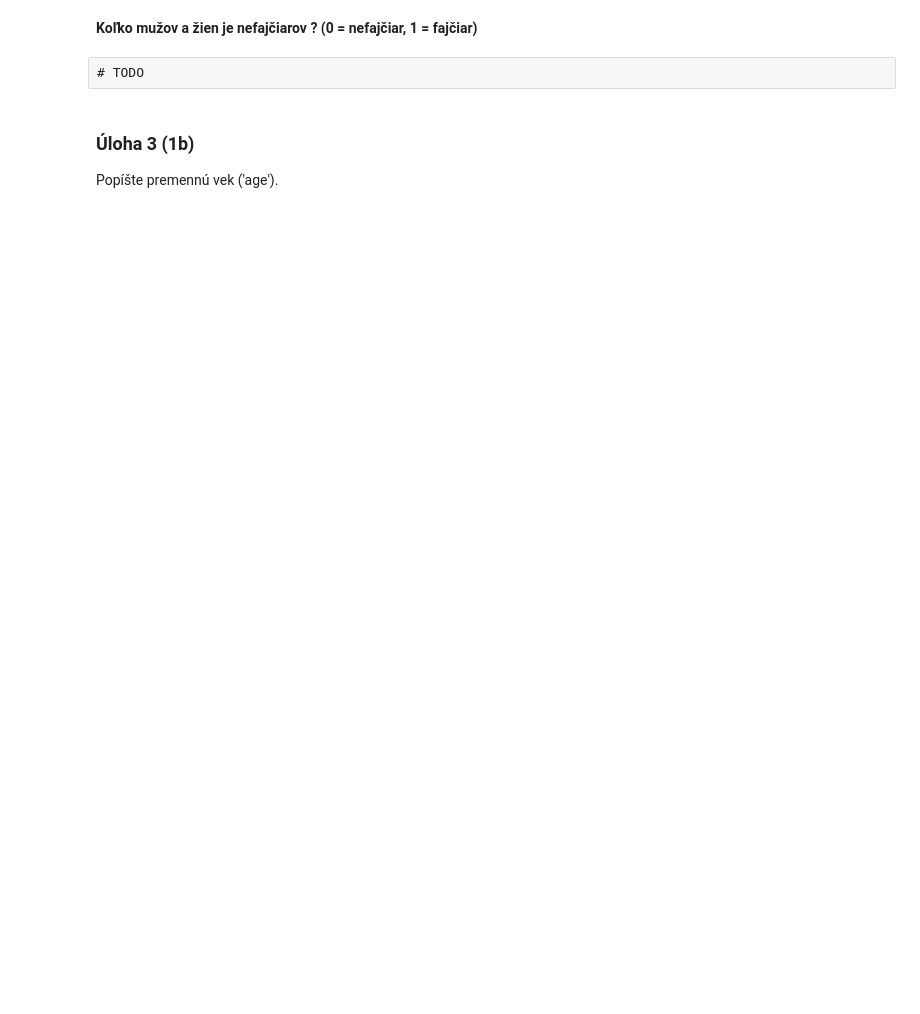
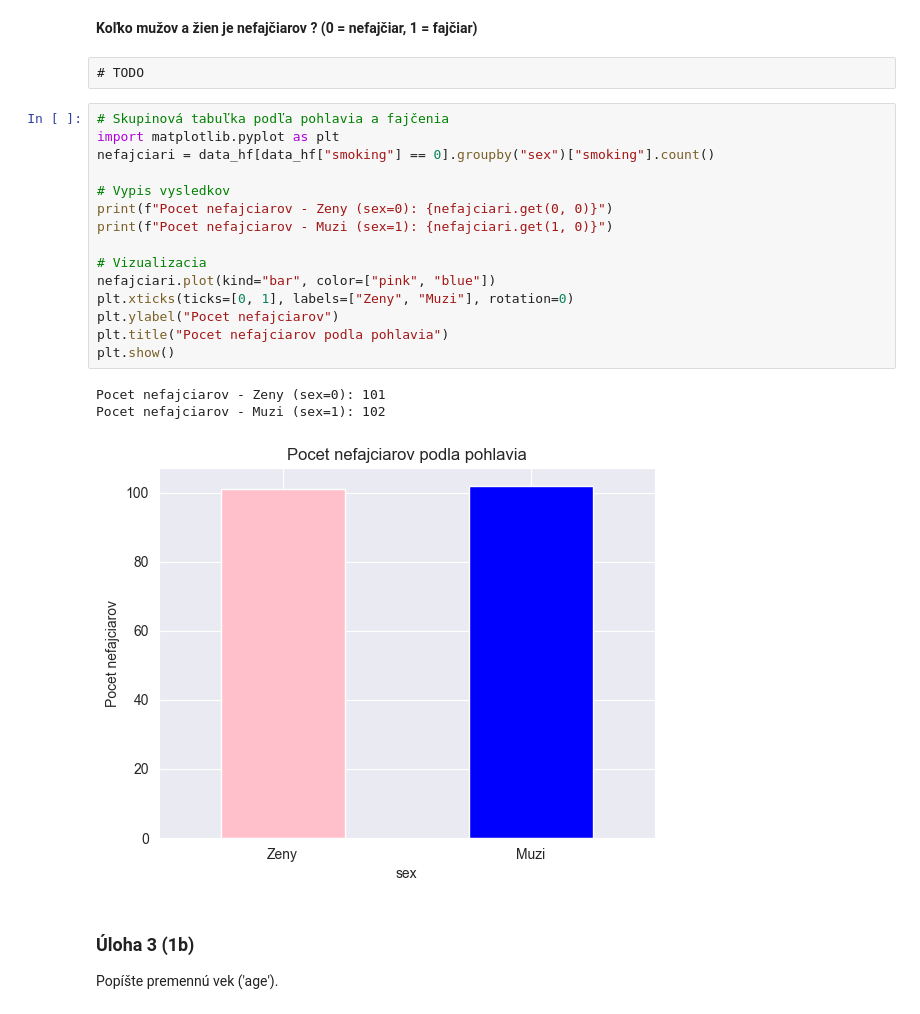
Before and after one commit to DanielMikolas/SSBU_25, a Jupyter notebook: cv4/CV4_2_Zadanie_1.ipynb, the cells around one changed output. Drawn from its saved outputs; the diff is of its cells as text; blank space fills up the shorter version.

```diff
--- a/cv4/CV4_2_Zadanie_1.ipynb
+++ b/cv4/CV4_2_Zadanie_1.ipynb
@@ -48,6 +130,25 @@ Skúmajte premennú pohlavie ('sex'). Premenná je kódovaná hodnotami 0 a 1. (
 **Koľko mužov a žien je nefajčiarov ? (0 = nefajčiar, 1 = fajčiar)**
 # %% [raw]
 # TODO
+# %%
+# Skupinová tabuľka podľa pohlavia a fajčenia
+import matplotlib.pyplot as plt
+nefajciari = data_hf[data_hf["smoking"] == 0].groupby("sex")["smoking"].count()
+
+# Vypis vysledkov
+print(f"Pocet nefajciarov - Zeny (sex=0): {nefajciari.get(0, 0)}")
+print(f"Pocet nefajciarov - Muzi (sex=1): {nefajciari.get(1, 0)}")
+
+# Vizualizacia
+nefajciari.plot(kind="bar", color=["pink", "blue"])
+plt.xticks(ticks=[0, 1], labels=["Zeny", "Muzi"], rotation=0)
+plt.ylabel("Pocet nefajciarov")
+plt.title("Pocet nefajciarov podla pohlavia")
+plt.show()
+# %% [output]
+Pocet nefajciarov - Zeny (sex=0): 101
+Pocet nefajciarov - Muzi (sex=1): 102
+[figure, added]
 # %% [markdown]
 ### Úloha 3 (1b)
 
```
Also changed, not shown: parts of 17 cells of this notebook.
